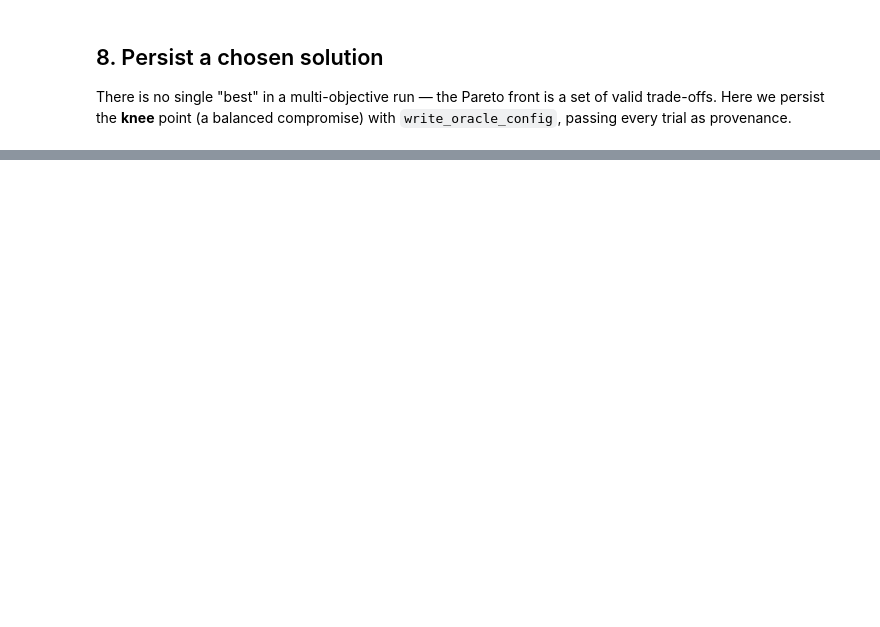
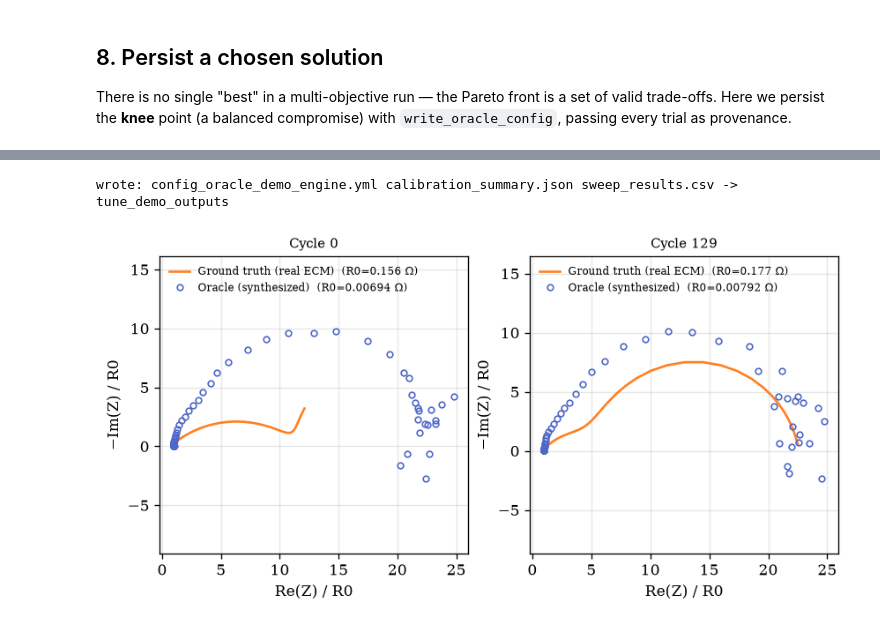
Before and after one commit to TRustworthy-AI-Tools-for-Science/battery-oracle, a Jupyter notebook: notebooks/01_oracle_tuning_calibration.ipynb, the cells around one changed output, grey strips where cells are left out. Drawn from its saved outputs; the diff is of its cells as text; code cells hidden in the pictures; blank space fills up the shorter version.

```diff
--- a/notebooks/01_oracle_tuning_calibration.ipynb
+++ b/notebooks/01_oracle_tuning_calibration.ipynb
@@ -488,0 +506,19 @@ wrote config_oracle_demo.yml (knee point of the Pareto front)
+# %%
+# Build the single combined cache the engine expects: protocol + real ECM per cycle.
+N_ENGINE_CYCLES = 4
+eng_idx = np.linspace(0, len(real_cache["cycles"]) - 1, N_ENGINE_CYCLES).astype(int)
+engine_proto = make_pybamm_candidates(n_candidates=1)[0]   # one mild CC-CV charge, reused per cycle
+
+engine_cache = {"cell_id": real_cache["cell_id"], "real_cell_capacity_mah": 200.0,
+                "circuit": CIRCUIT, "cycles": [], "data": {}}
+for j in eng_idx:
+    key = real_cache["cycles"][int(j)]
+    engine_cache["cycles"].append(key)
+    engine_cache["data"][key] = {
+        "protocol": [float(x) for x in engine_proto],
+        "ecm_charge": real_cache["data"][key]["ecm_charge"],   # ground truth reused from §2
+    }
+
+engine_targets = compute_real_targets(engine_cache)
+print("engine cache cycles:", engine_cache["cycles"])
+print("engine targets:", engine_targets)
@@ -488,0 +528,17 @@ wrote config_oracle_demo.yml (knee point of the Pareto front)
+# %%
+# One call does the whole search. n_jobs=2 exercises the process-parallel path
+# (isolated JAX state per worker); n_trials is kept small for a demo -- each trial
+# replays the cache, i.e. one AutoEIS fit per cycle.
+engine_out = calibrate_oracle(
+    engine_cache, engine_targets,
+    preset="accelerated", n_trials=12, n_jobs=2,
+    sampler="tpe", seed=42,
+    skip_crate2_slope=True, capacity_check=False,
+)
+print_summary(engine_out["scored"], engine_out["best"], engine_targets,
+              dataset="demo", preset="accelerated", cell_id=engine_cache["cell_id"],
+              sampler="tpe", crate_sensitivity_min=3.0, real_crate2_slope=None)
+
+# The newest lever, dod_lam_scale (the C_rate_1 charge-rate LAM knob), stays disabled
+# here (engine default 0.0): pass dl_min/dl_max to calibrate_oracle to sweep it. It is
+# currently a Python-API argument only -- the battery-oracle-tune CLI does not expose it.
@@ -488,0 +564,27 @@ wrote config_oracle_demo.yml (knee point of the Pareto front)
+# %%
+# Persist the three machine-readable sidecars the CLI would write.
+engine_cfg = OUT_DIR / "config_oracle_demo_engine.yml"
+summary_json = OUT_DIR / "calibration_summary.json"
+results_csv = OUT_DIR / "sweep_results.csv"
+
+write_oracle_config(engine_cfg, "demo", "accelerated", engine_cache["cell_id"],
+                    len(engine_cache["cycles"]), engine_out["best"], engine_targets,
+                    engine_out["results"])
+write_calibration_summary(summary_json, dataset="demo", preset="accelerated",
+                          cell_id=engine_cache["cell_id"], n_trials=len(engine_out["results"]),
+                          n_cycles=len(engine_cache["cycles"]), crate_sensitivity_min=3.0,
+                          real_targets=engine_targets, real_crate2_slope=None,
+                          best=engine_out["best"], best_score=engine_out["best_score"])
+# The engine returns results/scored in memory; tune_plots reads a CSV, so dump it.
+pd.DataFrame(engine_out["results"]).to_csv(results_csv, index=False)
+print("wrote:", engine_cfg.name, summary_json.name, results_csv.name, "->", OUT_DIR)
+# %% [output]
+wrote: config_oracle_demo_engine.yml calibration_summary.json sweep_results.csv -> tune_demo_outputs
+# %%
+# Oracle-vs-ground-truth EIS for the winning candidate (first + last aged cycle),
+# each normalised by its own ohmic R0 -- the same figure the CLI auto-writes.
+eis = collect_eis_comparison(engine_cache, engine_out["best"], preset="accelerated",
+                             capacity_check=False, circuit=CIRCUIT)
+_ = plot_eis_comparison(eis, save_path=OUT_DIR / "oracle_tuning_eis.png")
+# %% [output]
+[figure, added]
```
Also changed, not shown: parts of 20 cells of this notebook, 20 other files.
